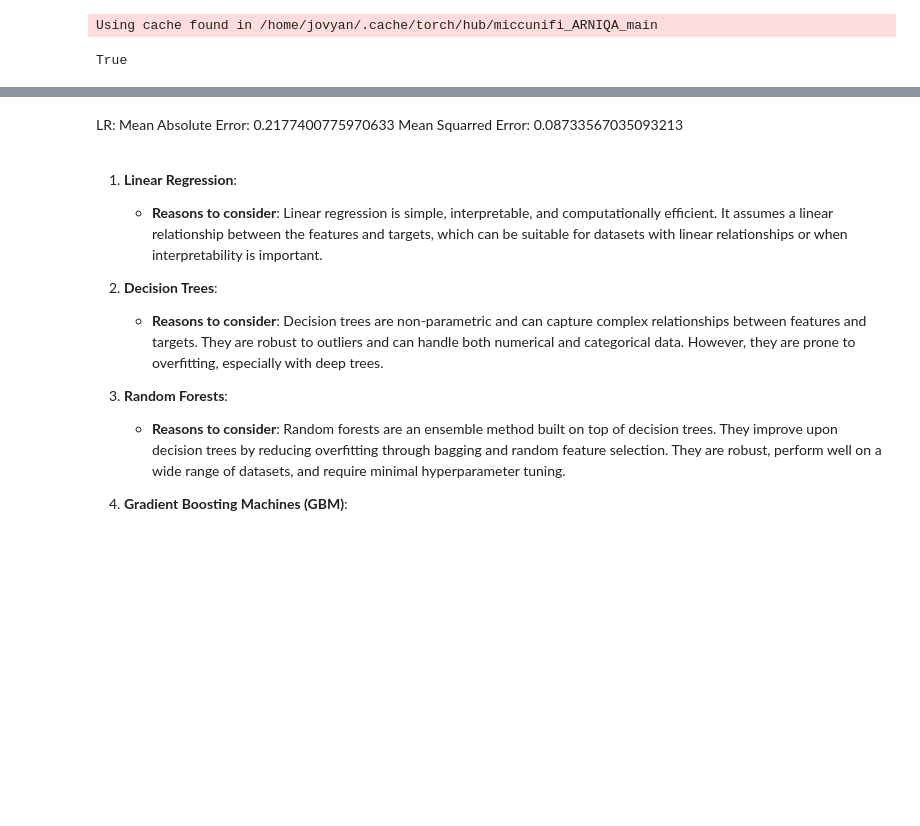
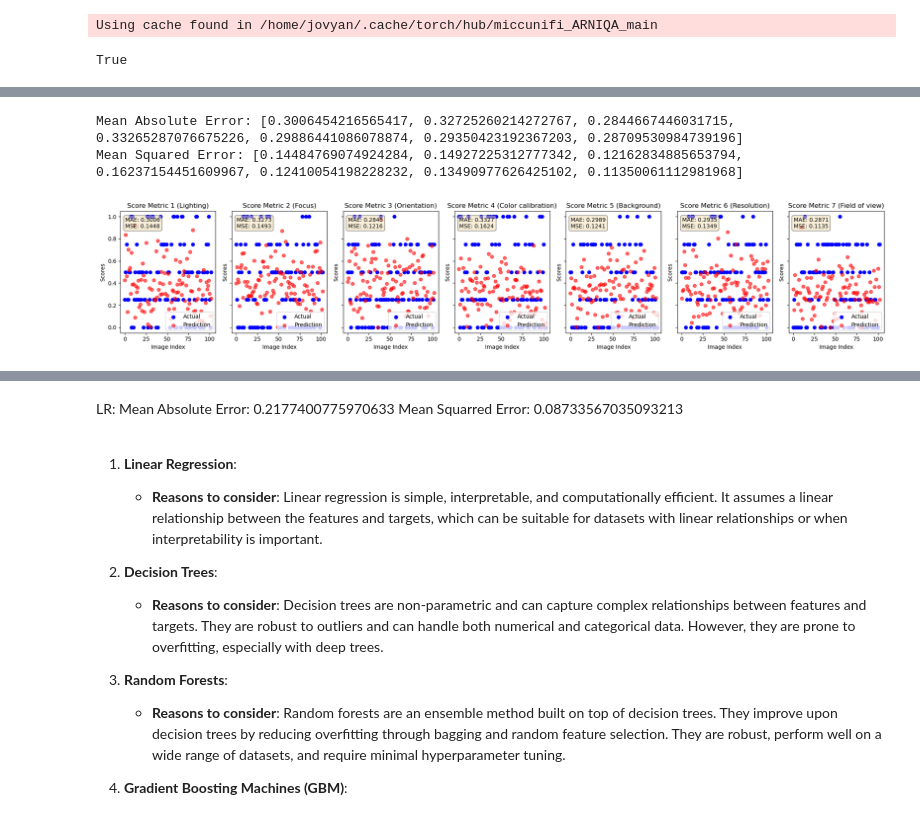
Before and after one commit to Schoggi-Mimi/bachelor-thesis, a Jupyter notebook: playground/train_regressor.ipynb, the cells around one changed output, grey strips where cells are left out. Cells and saved outputs as stored; diff of their text form; code cells hidden in the pictures; blank space fills up the shorter version.

```diff
--- a/playground/train_regressor.ipynb
+++ b/playground/train_regressor.ipynb
@@ -38,0 +64,3 @@ True
+# %%
+regressor, val, pred = train_regressor('images', crop=True, normalize=True, batch_size=10, num_workers=1, model=arniqa, device=DEVICE, save_dir='features', cross_val=False)
+# %% [output]
@@ -38,0 +84,3 @@ True
+Mean Absolute Error: [0.3006454216565417, 0.32725260214272767, 0.2844667446031715, 0.33265287076675226, 0.29886441086078874, 0.29350423192367203, 0.28709530984739196]
+Mean Squared Error: [0.14484769074924284, 0.14927225312777342, 0.12162834885653794, 0.16237154451609967, 0.12410054198228232, 0.13490977626425102, 0.11350061112981968]
+[figure, added]
```
Also changed, not shown: parts of 25 cells of this notebook, 4 other files.
